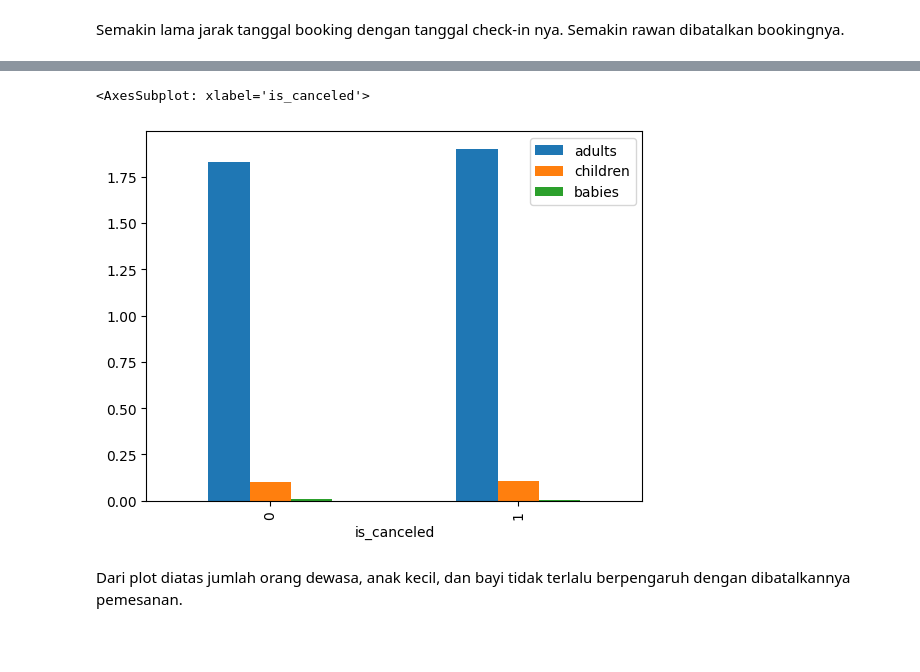
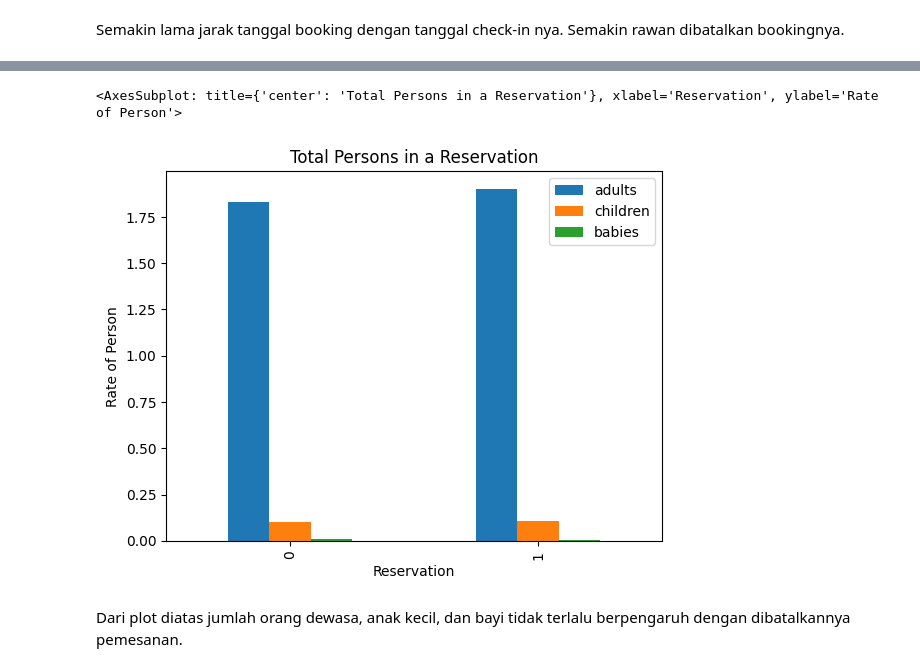
Before and after one commit to ArdiansyahArya/hotel_reservation_prediction, a Jupyter notebook: h8dsft_Milestone2P1_ardiansyah_arya_salvinia.ipynb, the cells around one changed output, grey strips where cells are left out. Saved outputs shown, nothing was run; the diff lists cells and outputs as text; code cells hidden in the pictures; blank space fills up the shorter version.

```diff
--- a/h8dsft_Milestone2P1_ardiansyah_arya_salvinia.ipynb
+++ b/h8dsft_Milestone2P1_ardiansyah_arya_salvinia.ipynb
@@ -261,7 +276,7 @@ Semakin lama jarak tanggal booking dengan tanggal check-in nya. Semakin rawan di
 # %%
-plot.plot(x='is_canceled', y=['adults','children','babies'], kind='bar')
+plot.plot(x='is_canceled', y=['adults','children','babies'], kind='bar', ylabel='Rate of Person', title='Total Persons in a Reservation', xlabel='Reservation')
 # %% [output]
-<AxesSubplot: xlabel='is_canceled'>
+<AxesSubplot: title={'center': 'Total Persons in a Reservation'}, xlabel='Reservation', ylabel='Rate of Person'>
-[figure, old version]
+[figure, new version]
 # %% [markdown]
 Dari plot diatas jumlah orang dewasa, anak kecil, dan bayi tidak terlalu berpengaruh dengan dibatalkannya pemesanan.
```
Also changed, not shown: parts of 76 cells of this notebook, 12 other files.
